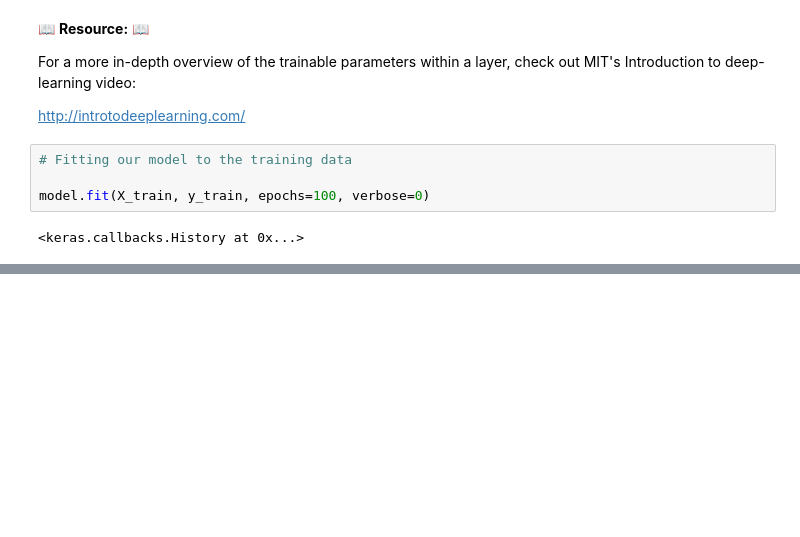
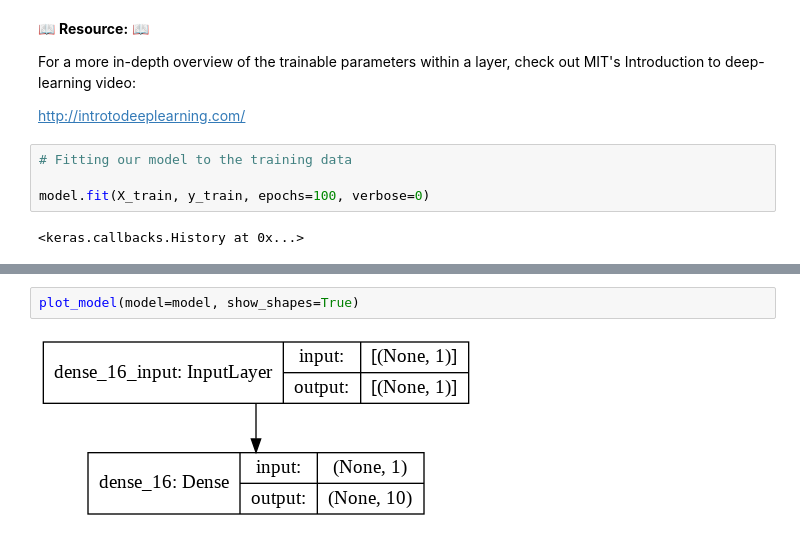
Before and after one commit to Tower5954/Intro_to_tensorflow, a Jupyter notebook: 01_neural_network_regression_with_tensorflow.ipynb, the cells around one changed output, grey strips where cells are left out. Drawn from its saved outputs; the diff is of its cells as text; blank space fills up the shorter version.

```diff
--- a/01_neural_network_regression_with_tensorflow.ipynb
+++ b/01_neural_network_regression_with_tensorflow.ipynb
@@ -463,0 +503,4 @@ model.fit(X_train, y_train, epochs=100, verbose=0)
+# %%
+plot_model(model=model, show_shapes=True)
+# %% [output]
+[figure, added]
```
Also changed, not shown: parts of 28 cells of this notebook.
